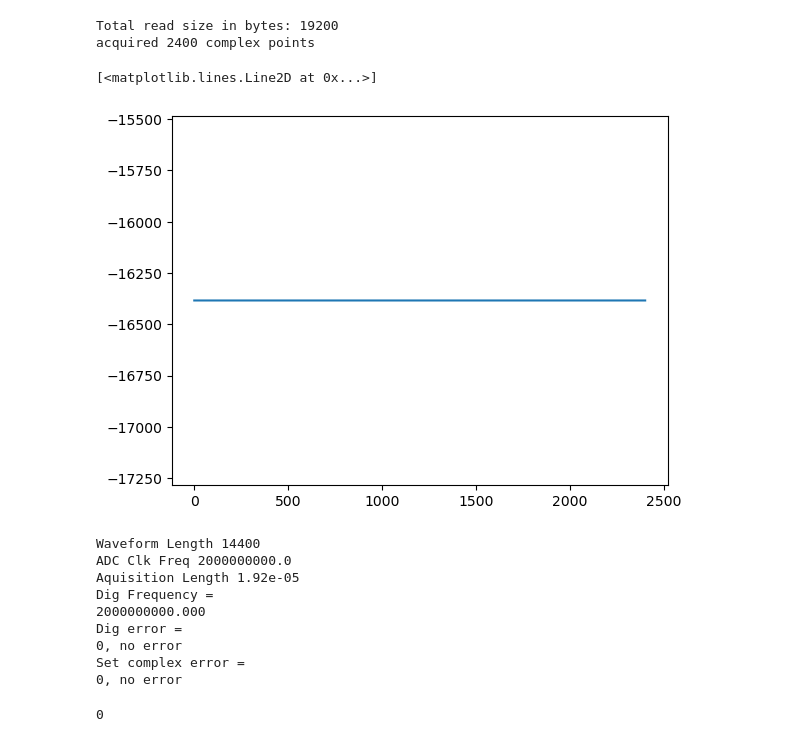
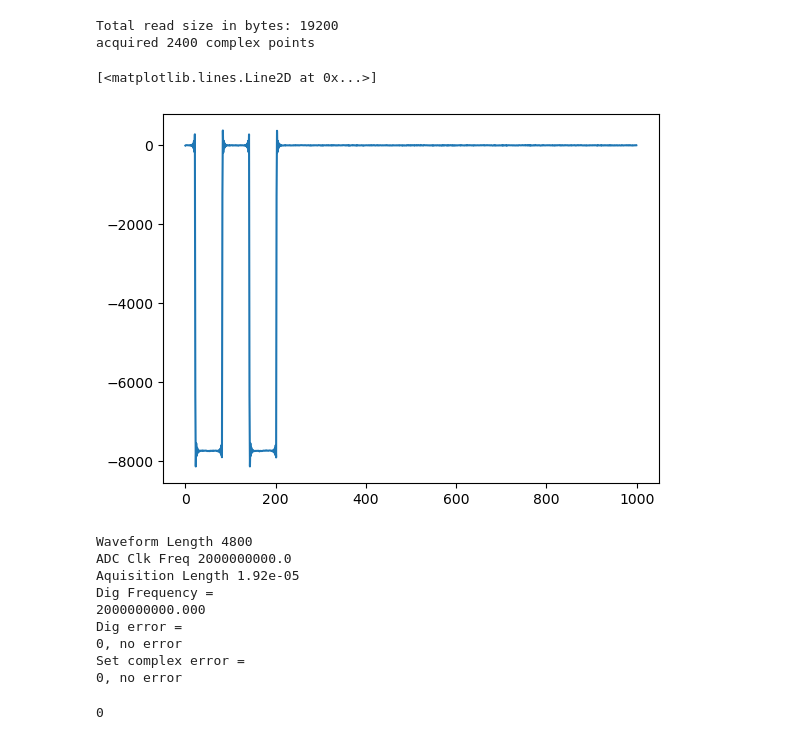
Before and after one commit to Ajoy-Lab/EPR_setup, a Jupyter notebook: 1124_function_test.ipynb, the cells around one changed output. Drawn from its saved outputs; the diff is of its cells as text; code cells hidden in the pictures.

```diff
--- a/1124_function_test.ipynb
+++ b/1124_function_test.ipynb
@@ -117,5 +10,17 @@ NCO CF: 10000000.0
 # %%
-ext_trigger_source=np.array([1,1,0,0])
-carrier_frequency=np.array([10E6,10E6,10E6,10E6])
-configurate_all_DAC(inst=inst,ext_trigger_source_DAC=ext_trigger_source,carrier_frequency=carrier_frequency)
+I=1/2*np.ones(480)
+Q=1/2*np.zeros(480)
+
+
+carrier_frequency=100E6
+configurate_one_DAC(inst=inst,channel=1,carrier_frequency=carrier_frequency,trigger_channel=1)
+pulse_1ns=segment(inst=inst,segnum=1)
+# pulse_1ns.default_pulse(length=480,amplitude=0.5,phase=0,type='sine')
+pulse_1ns.custom_pulse(I,Q)
+pulse_1ns.compile_and_download_segment()
+
+
+empty = segment(inst=inst, segnum=2)
+empty.default_pulse(length=480, amplitude=0.5, phase=0, type='empty')
+empty.compile_and_download_segment()
 # %% [output]
@@ -146,3 +40,3 @@ channel 1 task table downloaded
 # %%
-ch1_digitizer=digitizer(address={'inst':inst,'channel':1},task_trigger_channel=1,carrier_frequency=10E6,numframes=1,framelen=4800)
+ch1_digitizer=digitizer(address={'inst':inst,'channel':1},task_trigger_channel=1,carrier_frequency=carrier_frequency,numframes=1,framelen=4800)
 # %% [output]
@@ -159,12 +53,12 @@ ch1_digitizer.read_digitizer_data()
 Total read size in bytes: 19200
 acquired 2400 complex points
 # %%
-plt.plot(ch1_digitizer.wavI)
+plt.plot(ch1_digitizer.wavQ[0:1000])
 # %% [output]
 [<matplotlib.lines.Line2D at 0x...>]
-[figure, old version]
+[figure, new version]
 # %%
-numframes, framelen = 3, 4800 # remember multiple of 96
+numframes, framelen = 1, 4800 # remember multiple of 96
 totlen = numframes * framelen
 print('Waveform Length {0}'.format(totlen))
 wav1 = np.zeros(totlen, dtype=np.uint32)
@@ -186,7 +80,7 @@ print("Dig error = ")
 print(resp)
 cmd = ':DIG:DDC:MODE COMP'   # DDC activation to complex i+jq
 inst.send_scpi_cmd(cmd)
-cmd = ':DIG:DDC:CFR1 {0}'.format(10E6)
+cmd = ':DIG:DDC:CFR1 {0}'.format(100E6)
 inst.send_scpi_cmd(cmd)
 cmd = ':DIG:DDC:PHAS1 0'
 inst.send_scpi_cmd(cmd)
@@ -213,7 +107,7 @@ capture_first, capture_count = 1, numframes
 cmd = ':DIG:ACQuire:FRAM:CAPT {0},{1}'.format(capture_first, capture_count)
 inst.send_scpi_cmd(cmd)
 # %% [output]
-Waveform Length 14400
+Waveform Length 4800
 ADC Clk Freq 2000000000.0
 Aquisition Length 1.92e-05
 Dig Frequency =
```
Also changed, not shown: parts of 15 cells of this notebook, 1 other file.
